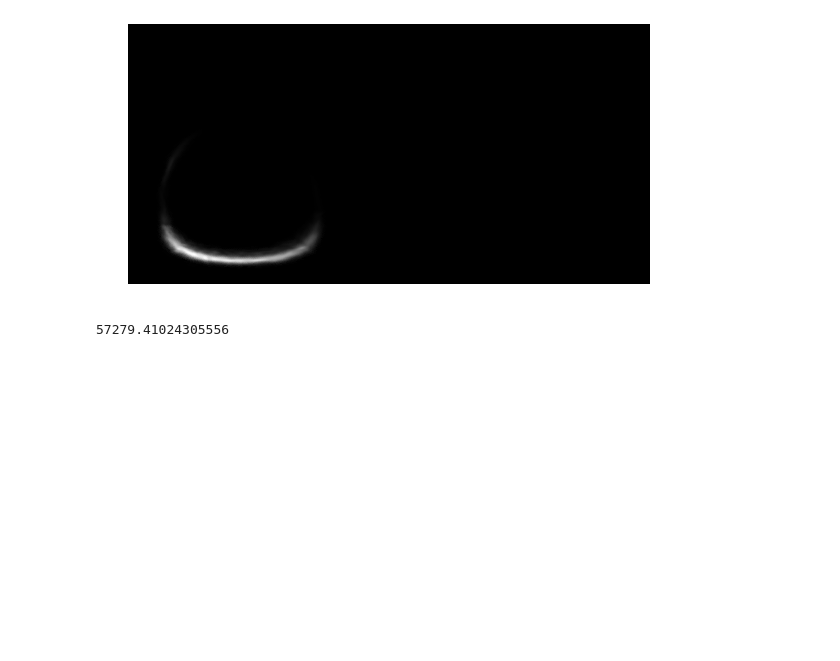
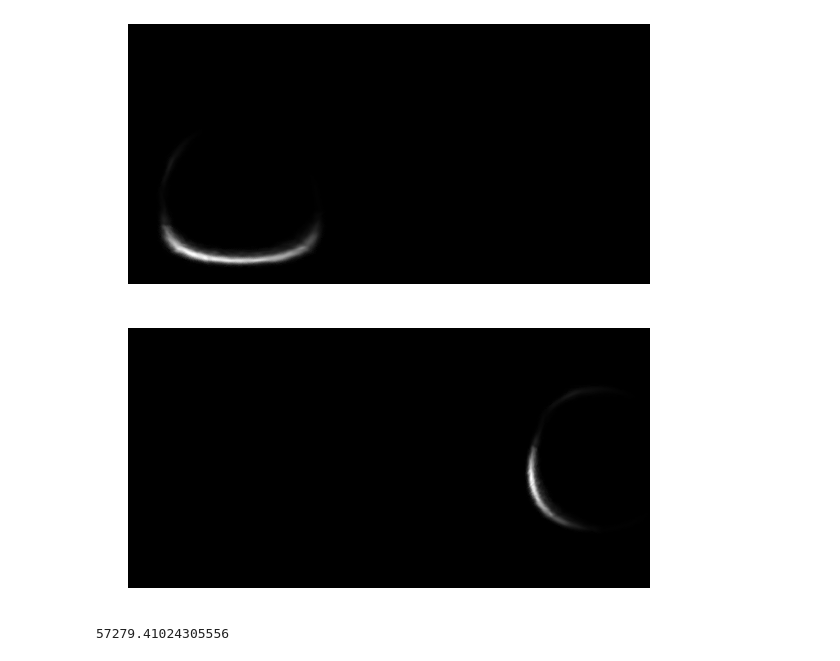
Before and after one commit to marksubbarao/WWT_KICP, a Jupyter notebook: LIGOevents-Uniview.ipynb, the cells around one changed output. Drawn from its saved outputs; the diff is of its cells as text; code cells hidden in the pictures; blank space fills up the shorter version.

```diff
--- a/LIGOevents-Uniview.ipynb
+++ b/LIGOevents-Uniview.ipynb
@@ -23,5 +23,9 @@ Ordering converted to RING
 m = healpy.cartview(gwmap,title = "", return_projected_map=True,notext=True,cbar=False,xsize=2048, margins= None, cmap="gray")
 # %% [output]
 [figure]
+# %%
+m1_gal = healpy.cartview(gwmap,title = "", coord=['E','G'],return_projected_map=True,notext=True,cbar=False,xsize=2048, margins= None, cmap="gray")
+# %% [output]
+[figure, added]
 # %%
 matplotlib.pyplot.imsave('LIGO_GW150914_LAL_gr.png', m, cmap="gray")
```
Also changed, not shown: parts of 8 cells of this notebook, 3 other files.
